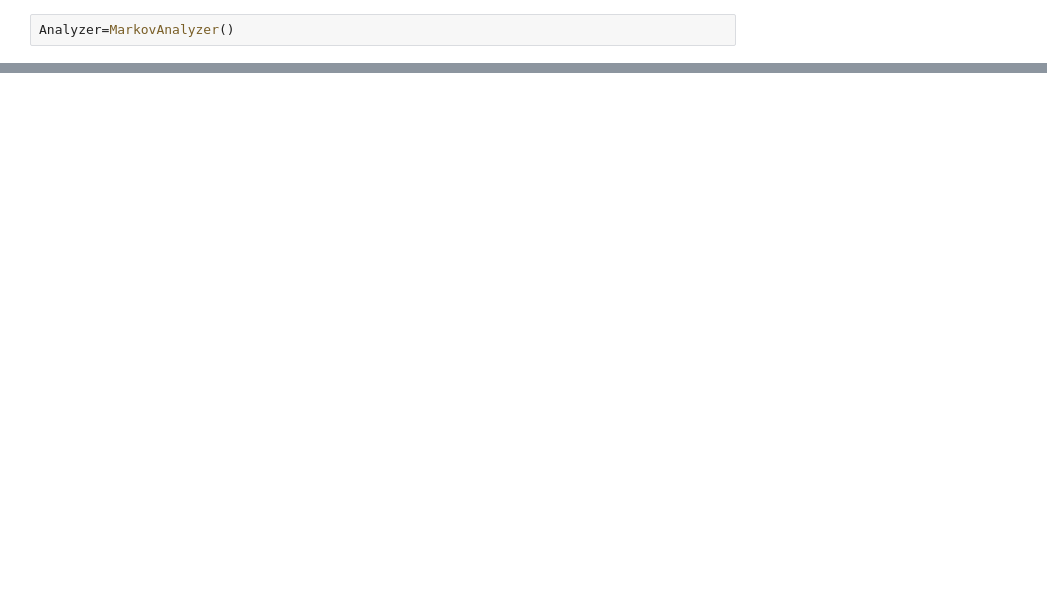
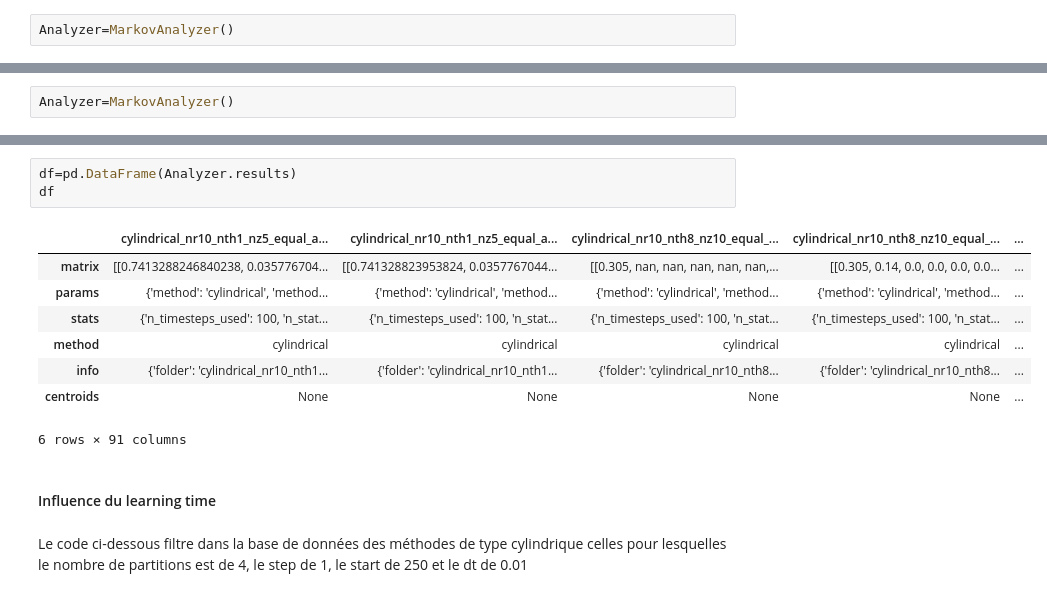
Before and after one commit to tiffank1802/DEM-MCM-Coupling, a Jupyter notebook: DEM_MCM/docs/observations_segregations.ipynb, the cells around one changed output, grey strips where cells are left out. Drawn from its saved outputs; the diff is of its cells as text; blank space fills up the shorter version.

```diff
--- a/DEM_MCM/docs/observations_segregations.ipynb
+++ b/DEM_MCM/docs/observations_segregations.ipynb
@@ -71,0 +166,2 @@ Nous pouvons donc
+# %%
+Analyzer=MarkovAnalyzer()
@@ -71,0 +209,16 @@ Nous pouvons donc
+# %%
+df=pd.DataFrame(Analyzer.results)
+df
+# %% [output]
+|  | cylindrical_nr10_nth1_nz5_equal_a... | cylindrical_nr10_nth1_nz5_equal_a... | cylindrical_nr10_nth8_nz10_equal_... | cylindrical_nr10_nth8_nz10_equal_... | ... |
+| matrix | [[0.7413288246840238, 0.035776704... | [[0.741328823953824, 0.0357767044... | [[0.305, nan, nan, nan, nan, nan,... | [[0.305, 0.14, 0.0, 0.0, 0.0, 0.0... | ... |
+| params | {'method': 'cylindrical', 'method... | {'method': 'cylindrical', 'method... | {'method': 'cylindrical', 'method... | {'method': 'cylindrical', 'method... | ... |
+| stats | {'n_timesteps_used': 100, 'n_stat... | {'n_timesteps_used': 100, 'n_stat... | {'n_timesteps_used': 100, 'n_stat... | {'n_timesteps_used': 100, 'n_stat... | ... |
+| method | cylindrical | cylindrical | cylindrical | cylindrical | ... |
+| info | {'folder': 'cylindrical_nr10_nth1... | {'folder': 'cylindrical_nr10_nth1... | {'folder': 'cylindrical_nr10_nth8... | {'folder': 'cylindrical_nr10_nth8... | ... |
+| centroids | None | None | None | None | ... |
+6 rows × 91 columns
+# %% [markdown]
+#### Influence du learning time
+# %% [markdown]
+Le code ci-dessous filtre dans la base de données des méthodes de type cylindrique celles pour lesquelles le nombre de partitions est de 4, le step de 1, le start de 250 et le dt de 0.01
```
Also changed, not shown: parts of 28 cells of this notebook, 5 other files.
